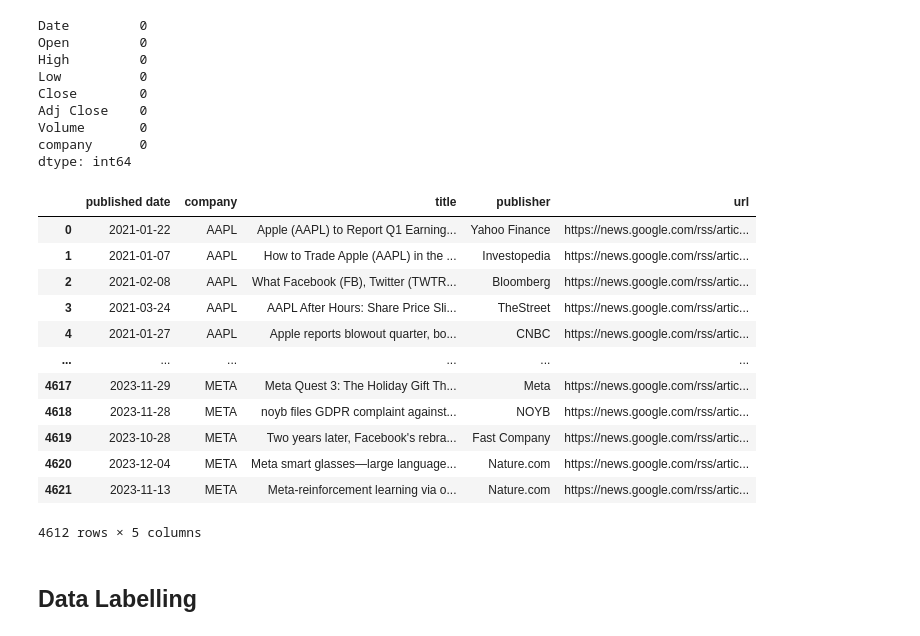
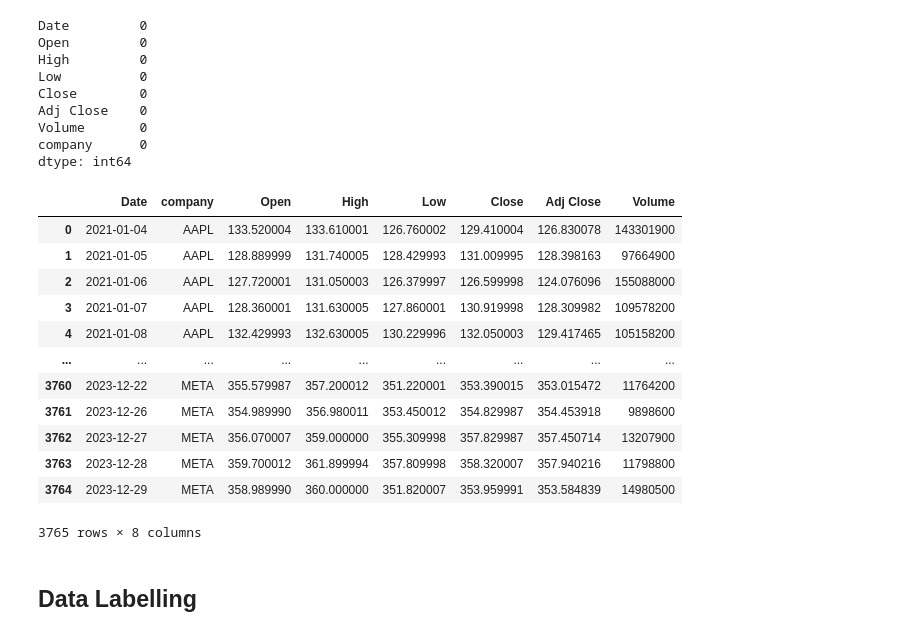
Before and after one commit to jtchan17/Sentiment-Analyzer-of-Stock-Prices, a Jupyter notebook: SentimentAnalyzer.ipynb, the cells around one changed output. Saved outputs shown, nothing was run; the diff lists cells and outputs as text; code cells hidden in the pictures.

```diff
--- a/SentimentAnalyzer.ipynb
+++ b/SentimentAnalyzer.ipynb
@@ -252,21 +252,22 @@ df_sp['Date'] = pd.to_datetime(df_sp['Date'])
 # date in MM-DD-YYYY format
 df_sp['Date'] = df_sp['Date'].dt.strftime('%Y-%m-%d')
 # %%
-df_fn
+df_sp = df_sp.iloc[:,[0, 7, 1, 2, 3, 4, 5, 6]]
+df_sp
 # %% [output]
-|  | published date | company | title | publisher | url |
-| 0 | 2021-01-22 | AAPL | Apple (AAPL) to Report Q1 Earning... | Yahoo Finance | https://news.google.com/rss/artic... |
-| 1 | 2021-01-07 | AAPL | How to Trade Apple (AAPL) in the ... | Investopedia | https://news.google.com/rss/artic... |
-| 2 | 2021-02-08 | AAPL | What Facebook (FB), Twitter (TWTR... | Bloomberg | https://news.google.com/rss/artic... |
-| 3 | 2021-03-24 | AAPL | AAPL After Hours: Share Price Sli... | TheStreet | https://news.google.com/rss/artic... |
-| 4 | 2021-01-27 | AAPL | Apple reports blowout quarter, bo... | CNBC | https://news.google.com/rss/artic... |
-| ... | ... | ... | ... | ... | ... |
-| 4617 | 2023-11-29 | META | Meta Quest 3: The Holiday Gift Th... | Meta | https://news.google.com/rss/artic... |
-| 4618 | 2023-11-28 | META | noyb files GDPR complaint against... | NOYB | https://news.google.com/rss/artic... |
-| 4619 | 2023-10-28 | META | Two years later, Facebook's rebra... | Fast Company | https://news.google.com/rss/artic... |
-| 4620 | 2023-12-04 | META | Meta smart glasses—large language... | Nature.com | https://news.google.com/rss/artic... |
-| 4621 | 2023-11-13 | META | Meta-reinforcement learning via o... | Nature.com | https://news.google.com/rss/artic... |
+|  | Date | company | Open | High | Low | Close | Adj Close | Volume |
+| 0 | 2021-01-04 | AAPL | 133.520004 | 133.610001 | 126.760002 | 129.410004 | 126.830078 | 143301900 |
+| 1 | 2021-01-05 | AAPL | 128.889999 | 131.740005 | 128.429993 | 131.009995 | 128.398163 | 97664900 |
+| 2 | 2021-01-06 | AAPL | 127.720001 | 131.050003 | 126.379997 | 126.599998 | 124.076096 | 155088000 |
+| 3 | 2021-01-07 | AAPL | 128.360001 | 131.630005 | 127.860001 | 130.919998 | 128.309982 | 109578200 |
+| 4 | 2021-01-08 | AAPL | 132.429993 | 132.630005 | 130.229996 | 132.050003 | 129.417465 | 105158200 |
+| ... | ... | ... | ... | ... | ... | ... | ... | ... |
+| 3760 | 2023-12-22 | META | 355.579987 | 357.200012 | 351.220001 | 353.390015 | 353.015472 | 11764200 |
+| 3761 | 2023-12-26 | META | 354.989990 | 356.980011 | 353.450012 | 354.829987 | 354.453918 | 9898600 |
+| 3762 | 2023-12-27 | META | 356.070007 | 359.000000 | 355.309998 | 357.829987 | 357.450714 | 13207900 |
+| 3763 | 2023-12-28 | META | 359.700012 | 361.899994 | 357.809998 | 358.320007 | 357.940216 | 11798800 |
+| 3764 | 2023-12-29 | META | 358.989990 | 360.000000 | 351.820007 | 353.959991 | 353.584839 | 14980500 |
-4612 rows × 5 columns
+3765 rows × 8 columns
 # %%
 df_sp.to_csv('Stock_Prices.csv', index=False)
 # %% [markdown]
```
Also changed, not shown: parts of 2 cells of this notebook, 2 other files.
